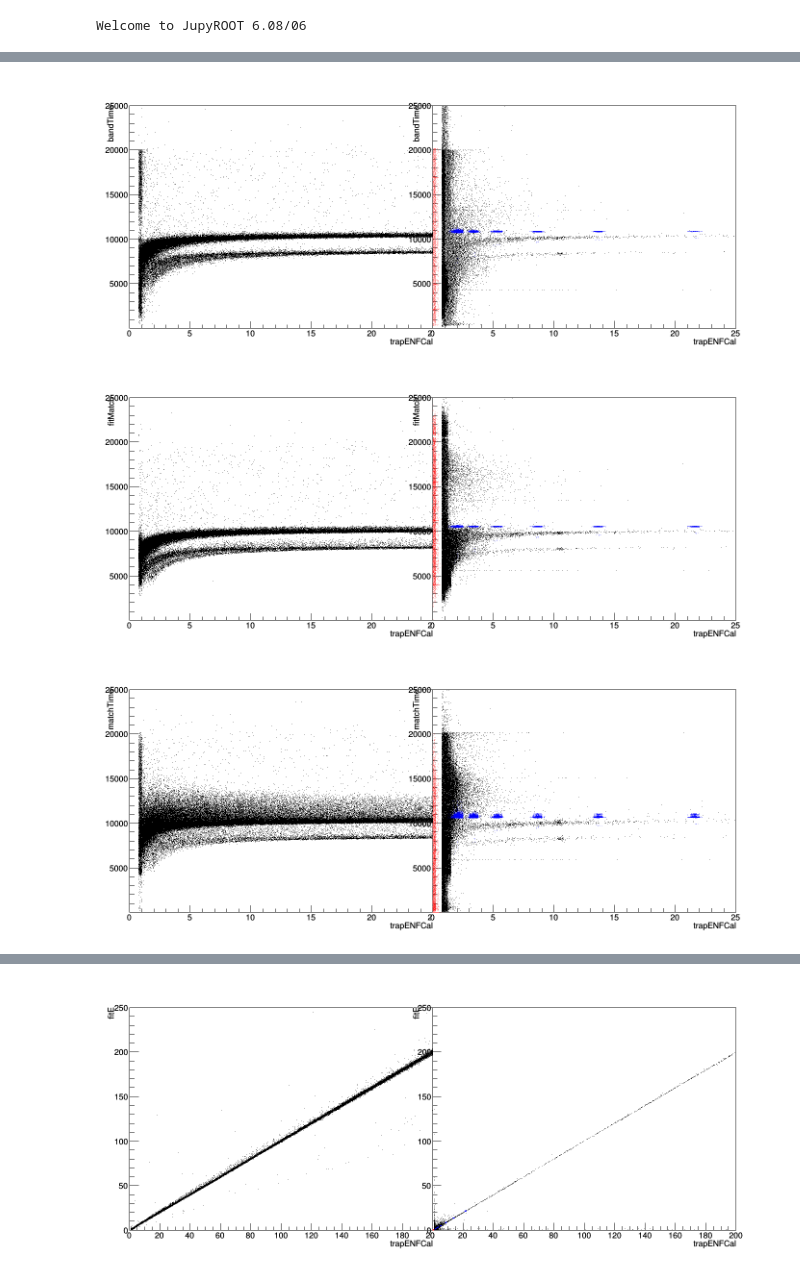
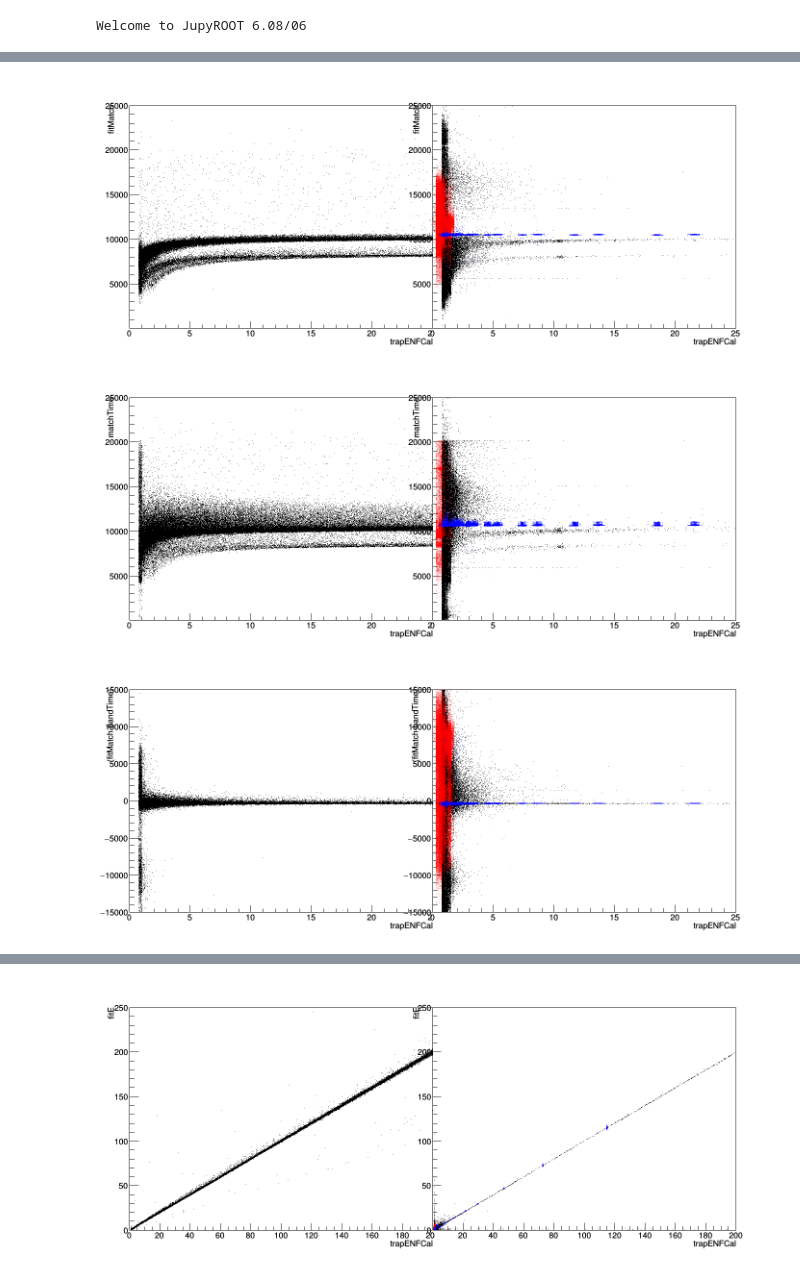
Before and after one commit to bxyzhu/IPython, a Jupyter notebook: latPlots_ds4.ipynb, the cells around one changed output, grey strips where cells are left out. Drawn from its saved outputs; the diff is of its cells as text; code cells hidden in the pictures.

```diff
--- a/latPlots_ds4.ipynb
+++ b/latPlots_ds4.ipynb
@@ -9,11 +9,12 @@ Welcome to JupyROOT 6.08/06
 # %%
 f = ROOT.TFile("~/project/lat/latSkimDS4_0_0.root")
 theCut = f.Get("theCut").GetTitle()
+FTCut = "mH==1 && (oppie < 20 || TMath::IsNaN(oppie))"
+ExtCut = "(channel == 688 && mH==2) || channel==624"
 bg = ROOT.TChain("skimTree"); bg.Add("~/project/lat/latSkimDS4*.root")
 cal = ROOT.TChain("skimTree"); cal.Add("~/project/cal-lat/latSkimDS4*.root")
-Ext = ROOT.TChain("mjdTree"); Ext.Add("~/project/ForceTrigger/lat_run72*.root")
-# FT = ROOT.TChain("skimTree"); FT.Add("~/project/ForceTrigger/latSkimDS1_run99*.root")
-FT = ROOT.TChain("mjdTree"); FT.Add("~/project/ForceTrigger/lat_run4201.root")
+Ext = ROOT.TChain("skimTree"); Ext.Add("~/project/ForceTrigger/latSkimDS0_run72*.root")
+FT = ROOT.TChain("skimTree"); FT.Add("~/project/ForceTrigger/latSkimDS1_run99*.root")
 
 line99 = ROOT.TLine()
 line99.SetLineColor(ROOT.kGreen)
@@ -211,12 +213,12 @@ c1.Draw()
 # %%
 c1.cd(1); ROOT.gPad.SetLogy(0); c1.cd(2); ROOT.gPad.SetLogy(0)
 xBins, xBinL, xBinH = 100, 0, 25
-yBins, yBinL, yBinH = 10000, 1, 25000
-xStr, yStr = 'trapENFCal', 'bandTime'
+yBins, yBinL, yBinH = 10000, 10, 25000
+xStr, yStr = 'trapENFCal', 'fitMatch'
 h1=ROOT.TH2D("h1","",xBins,xBinL,xBinH,yBins,yBinL,yBinH);cal.Project("h1",yStr+":"+xStr,theCut)
 h2=ROOT.TH2D("h2","",xBins,xBinL,xBinH,yBins,yBinL,yBinH);bg.Project("h2",yStr+":"+xStr,theCut)
-h3=ROOT.TH2D("h3","",xBins,xBinL,xBinH,yBins,yBinL,yBinH);FT.Project("h3",yStr+":"+xStr)
-h4=ROOT.TH2D("h4","",xBins,xBinL,xBinH,yBins,yBinL,yBinH);Ext.Project("h4",yStr+":"+xStr,"channel == 624")
+h3=ROOT.TH2D("h3","",xBins,xBinL,xBinH,yBins,yBinL,yBinH);FT.Project("h3",yStr+":"+xStr, FTCut)
+h4=ROOT.TH2D("h4","",xBins,xBinL,xBinH,yBins,yBinL,yBinH);Ext.Project("h4",yStr+":"+xStr,ExtCut)
 h1.GetXaxis().SetTitle(xStr); h1.GetYaxis().SetTitle(yStr)
 h2.GetXaxis().SetTitle(xStr); h2.GetYaxis().SetTitle(yStr)
 c1.cd(1); h1.Draw()
@@ -225,16 +227,16 @@ h3.SetMarkerColorAlpha(ROOT.kRed, 0.5); h3.Draw("SAME")
 h4.SetMarkerColorAlpha(ROOT.kBlue, 0.5); h4.Draw("SAME")
 c1.Draw()
 # %% [output]
-[figure, old version]
+[figure, new version]
 # %%
 c1.cd(1); ROOT.gPad.SetLogy(0); c1.cd(2); ROOT.gPad.SetLogy(0)
 xBins, xBinL, xBinH = 100, 0, 25
 yBins, yBinL, yBinH = 10000, 10, 25000
-xStr, yStr = 'trapENFCal', 'fitMatch'
+xStr, yStr = 'trapENFCal', 'matchTime'
 h1=ROOT.TH2D("h1","",xBins,xBinL,xBinH,yBins,yBinL,yBinH);cal.Project("h1",yStr+":"+xStr,theCut)
 h2=ROOT.TH2D("h2","",xBins,xBinL,xBinH,yBins,yBinL,yBinH);bg.Project("h2",yStr+":"+xStr,theCut)
-h3=ROOT.TH2D("h3","",xBins,xBinL,xBinH,yBins,yBinL,yBinH);FT.Project("h3",yStr+":"+xStr)
-h4=ROOT.TH2D("h4","",xBins,xBinL,xBinH,yBins,yBinL,yBinH);Ext.Project("h4",yStr+":"+xStr,"channel == 624")
+h3=ROOT.TH2D("h3","",xBins,xBinL,xBinH,yBins,yBinL,yBinH);FT.Project("h3",yStr+":"+xStr, FTCut)
+h4=ROOT.TH2D("h4","",xBins,xBinL,xBinH,yBins,yBinL,yBinH);Ext.Project("h4",yStr+":"+xStr, ExtCut)
 h1.GetXaxis().SetTitle(xStr); h1.GetYaxis().SetTitle(yStr)
 h2.GetXaxis().SetTitle(xStr); h2.GetYaxis().SetTitle(yStr)
 c1.cd(1); h1.Draw()
@@ -243,22 +245,22 @@ h3.SetMarkerColorAlpha(ROOT.kRed, 0.5); h3.Draw("SAME")
 h4.SetMarkerColorAlpha(ROOT.kBlue, 0.5); h4.Draw("SAME")
 c1.Draw()
 # %% [output]
-[figure, old version]
+[figure, new version]
 # %%
 c1.cd(1); ROOT.gPad.SetLogy(0); c1.cd(2); ROOT.gPad.SetLogy(0)
 xBins, xBinL, xBinH = 100, 0, 25
-yBins, yBinL, yBinH = 10000, 10, 25000
-xStr, yStr = 'trapENFCal', 'matchTime'
+yBins, yBinL, yBinH = 10000, -15000, 15000
+xStr, yStr = 'trapENFCal', '(fitMatch-bandTime)'
 h1=ROOT.TH2D("h1","",xBins,xBinL,xBinH,yBins,yBinL,yBinH);cal.Project("h1",yStr+":"+xStr,theCut)
 h2=ROOT.TH2D("h2","",xBins,xBinL,xBinH,yBins,yBinL,yBinH);bg.Project("h2",yStr+":"+xStr,theCut)
-h3=ROOT.TH2D("h3","",xBins,xBinL,xBinH,yBins,yBinL,yBinH);FT.Project("h3",yStr+":"+xStr)
-h4=ROOT.TH2D("h4","",xBins,xBinL,xBinH,yBins,yBinL,yBinH);Ext.Project("h4",yStr+":"+xStr,"channel == 624")
+h3=ROOT.TH2D("h3","",xBins,xBinL,xBinH,yBins,yBinL,yBinH);FT.Project("h3",yStr+":"+xStr, FTCut)
+h4=ROOT.TH2D("h4","",xBins,xBinL,xBinH,yBins,yBinL,yBinH);Ext.Project("h4",yStr+":"+xStr,ExtCut)
 h1.GetXaxis().SetTitle(xStr); h1.GetYaxis().SetTitle(yStr)
 h2.GetXaxis().SetTitle(xStr); h2.GetYaxis().SetTitle(yStr)
 c1.cd(1); h1.Draw()
 c1.cd(2); h2.Draw()
 h3.SetMarkerColorAlpha(ROOT.kRed, 0.5); h3.Draw("SAME")
 h4.SetMarkerColorAlpha(ROOT.kBlue, 0.5); h4.Draw("SAME")
 c1.Draw()
 # %% [output]
-[figure, old version]
+[figure, new version]
```
Also changed, not shown: parts of 27 cells of this notebook, 1 other file.
